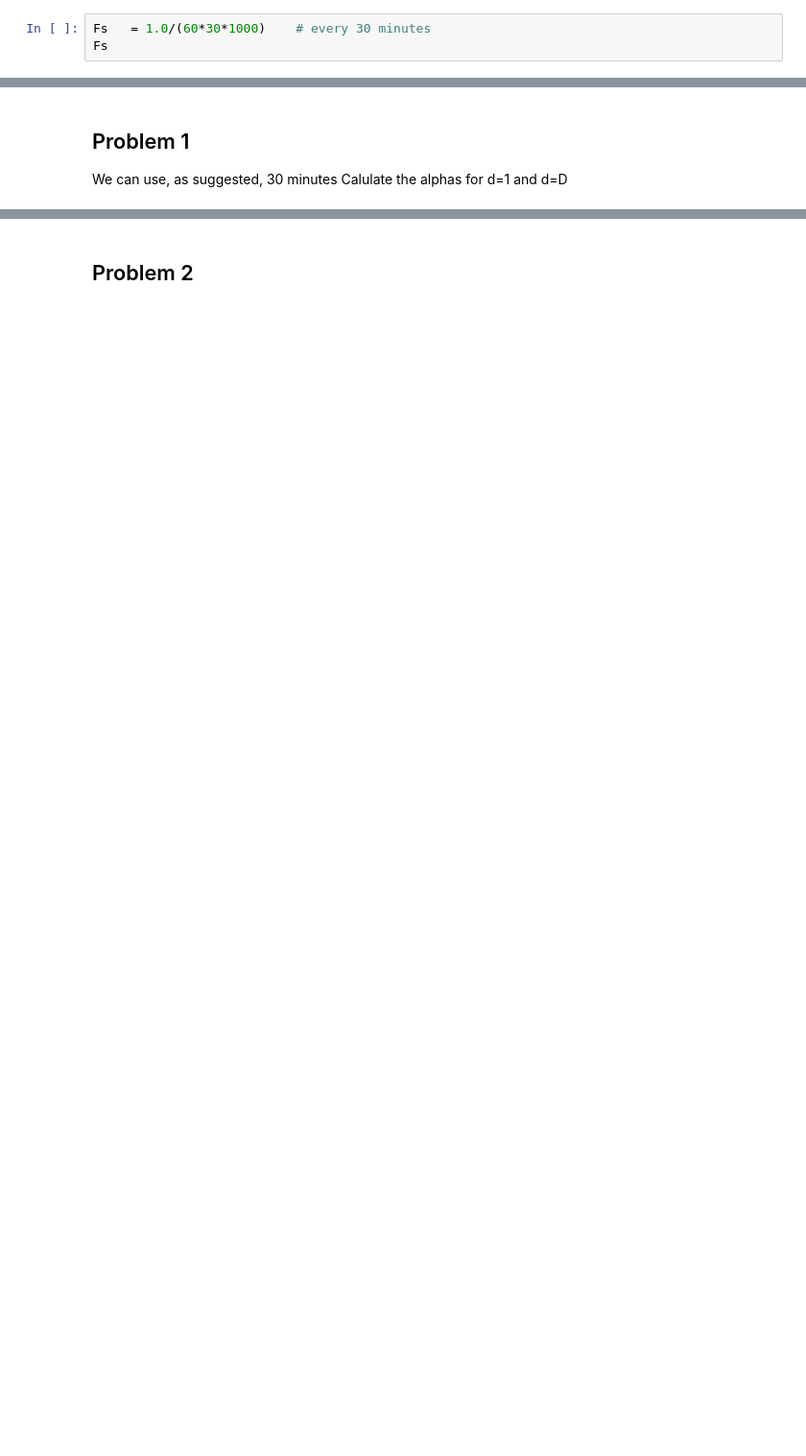
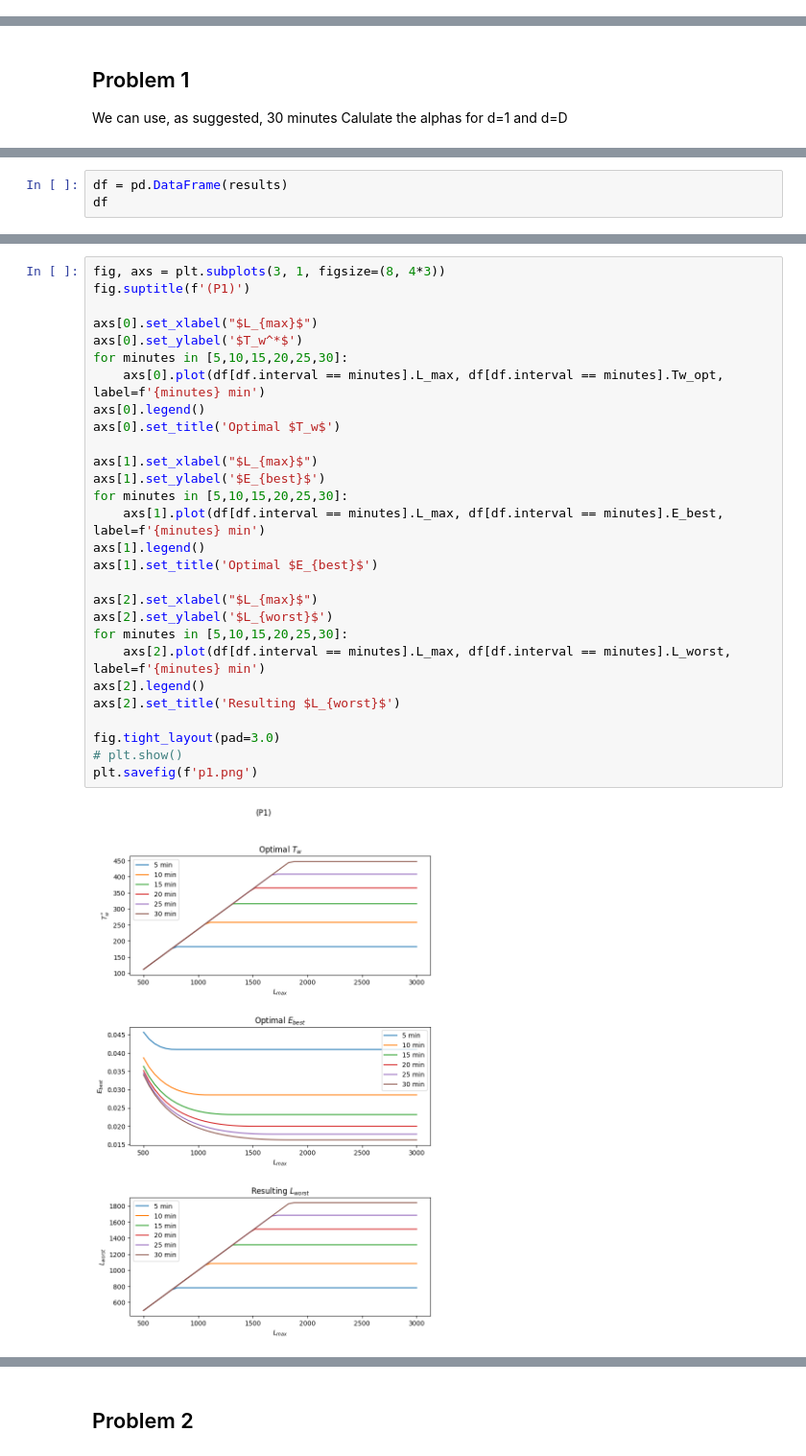
Before and after one commit to M3lo00/TOML_Homeworks, a Jupyter notebook: Homework2/hw2-1.ipynb, the cells around one changed output, grey strips where cells are left out. Shown: that part at 96% size. Drawn from its saved outputs; the diff is of its cells as text; blank space fills up the shorter version.

Commit message:
add plots for part 2

```diff
--- a/Homework2/hw2-1.ipynb
+++ b/Homework2/hw2-1.ipynb
@@ -154,6 +154,3 @@ plt.show()
 [figure]
 # %% [markdown]
 # Part 2
-# %%
-Fs   = 1.0/(60*30*1000)    # every 30 minutes
-Fs
@@ -244,0 +213,3 @@ L_worst
+# %%
+df = pd.DataFrame(results)
+df
@@ -244,0 +230,30 @@ L_worst
+# %%
+fig, axs = plt.subplots(3, 1, figsize=(8, 4*3))
+fig.suptitle(f'(P1)')
+
+axs[0].set_xlabel("$L_{max}$")
+axs[0].set_ylabel('$T_w^*$')
+for minutes in [5,10,15,20,25,30]:
+    axs[0].plot(df[df.interval == minutes].L_max, df[df.interval == minutes].Tw_opt, label=f'{minutes} min')
+axs[0].legend()
+axs[0].set_title('Optimal $T_w$')
+
+axs[1].set_xlabel("$L_{max}$")
+axs[1].set_ylabel('$E_{best}$')
+for minutes in [5,10,15,20,25,30]:
+    axs[1].plot(df[df.interval == minutes].L_max, df[df.interval == minutes].E_best, label=f'{minutes} min')
+axs[1].legend()
+axs[1].set_title('Optimal $E_{best}$')
+
+axs[2].set_xlabel("$L_{max}$")
+axs[2].set_ylabel('$L_{worst}$')
+for minutes in [5,10,15,20,25,30]:
+    axs[2].plot(df[df.interval == minutes].L_max, df[df.interval == minutes].L_worst, label=f'{minutes} min')
+axs[2].legend()
+axs[2].set_title('Resulting $L_{worst}$')
+
+fig.tight_layout(pad=3.0)
+# plt.show()
+plt.savefig(f'p1.png')
+# %% [output]
+[figure, added]
```
Also changed, not shown: parts of 38 cells of this notebook, 6 other files.
